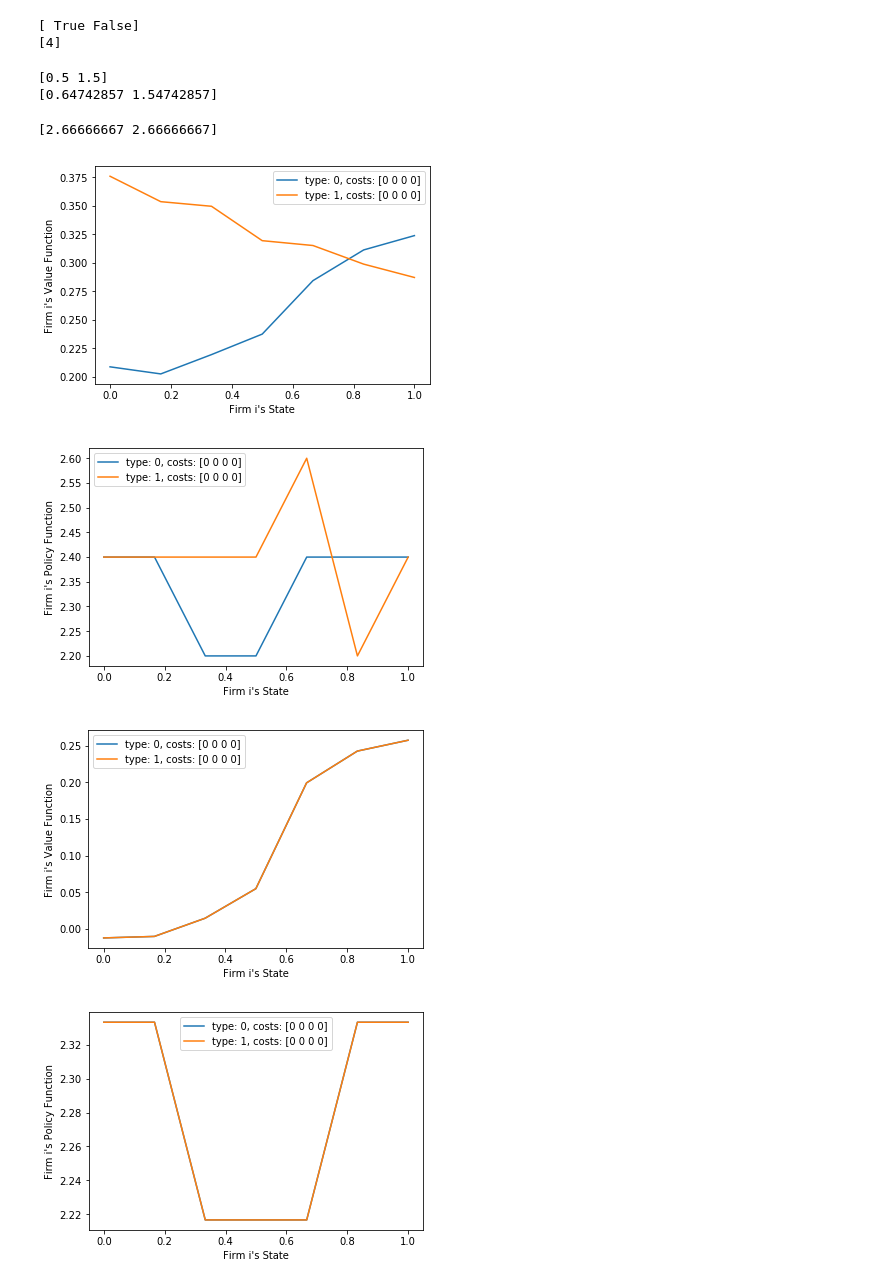
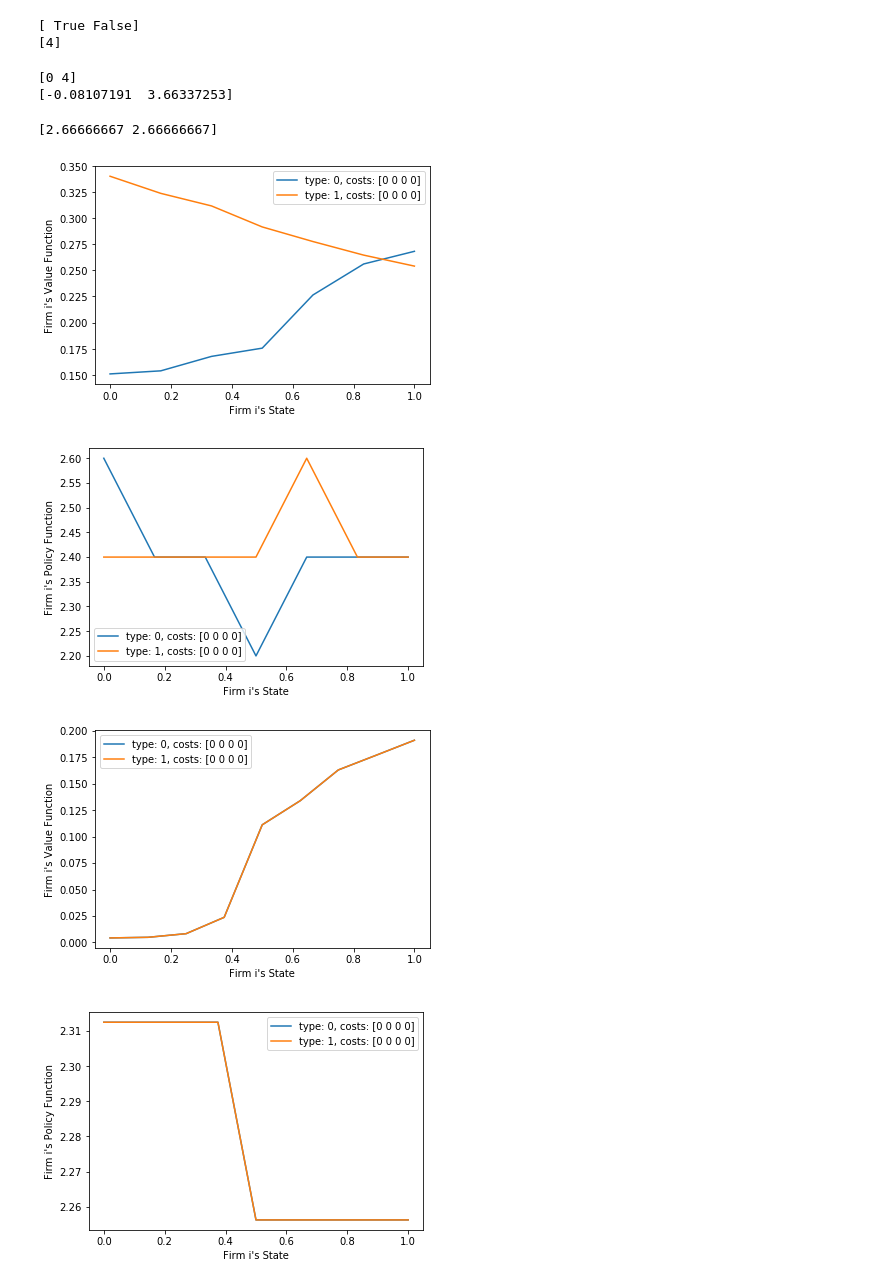
Before and after one commit to ericschulman/tx_milk_2yp, a Jupyter notebook: types2.ipynb, the cells around one changed output. Saved outputs shown, nothing was run; the diff lists cells and outputs as text; code cells hidden in the pictures.

```diff
--- a/types2.ipynb
+++ b/types2.ipynb
@@ -230,7 +230,7 @@ def gen_all_states(bids, states, shocks):
     return my_bids, all_states, shocks
 
 
-def gen_all_shocks(states, shocks):
+def gen_all_shocks(states, shocks, update=True):
     """do the same thing but return the states and shocks as sepperate objects"""
     n_shocks = shocks.shape[0]
     all_shocks = np.repeat(shocks, states.get_len(), axis=0)
@@ -238,7 +238,8 @@ def gen_all_shocks(states, shocks):
     all_states = states.make_states(all_states[:,0],all_states[:,1:-1], all_states[:,-1])
 
     #update types here?
-    all_states.types = np.maximum(all_states.types, all_shocks[:,-1])
+    if update: all_states.types = np.maximum(all_states.types, all_shocks[:,-1])
+
     return all_states, all_shocks
 # %%
 def flip_states(states,i):
@@ -327,7 +328,7 @@ def ic_policy_helper(value, policy, bids, states, shocks, params):
     the state by 'switching perspective' to other firm"""
 
     #states and shocks different lengths
-    all_states, all_shocks = gen_all_shocks(states, shocks)
+    all_states, all_shocks = gen_all_shocks(states, shocks, update=False)
 
     bids_step = bids[1] - bids[0]
     all_bids = calc_bids(policy,  all_states, all_shocks, start=0)
@@ -444,8 +445,8 @@ value, max_val = value_operator(value, policy, ic, states, shocks, params)
 
 print value(new_states)
 # %% [output]
-[0.5 1.5]
-[0.64742857 1.54742857]
+[0 4]
+[-0.08107191  3.66337253]
 # %%
 def operator(init_value, init_policy, bids, states,shocks, params):
     """evaluate states and shocks using look up function"""
@@ -547,23 +548,23 @@ cross_states, cross_shocks = gen_cross(states, graph_shocks)
 policy0, ic = ic_policy_helper(value, policy, bids, states, graph_shocks, params)
 graph_functions(value, policy0, cross_states, cross_shocks, ['Value','Policy'], [0,1])
 # %% [output]
-[figure, old version]
+[figure, new version]
-[figure, old version]
+[figure, new version]
 # %%
 params =  2.5, -.3, 2.5, -.3, .1, .3, .9 #beta comes lasts
-value, policy, bids, states, shocks, params = set_up_env(3, 70, 6, params)
+value, policy, bids, states, shocks, params = set_up_env(3, 70, 8, params)
 
 #play with initial policy
 value,  policy = markov_perfect_eq(.0001, 100, value, policy, bids, states, shocks, params)
 
 #generate states for graphing
 graph_shocks = np.array([[0,0,0,0]])
 cross_states, cross_shocks = gen_cross(states, graph_shocks)
 
 #roll the operator forward using shocks I intend to graph
 policy0, ic = ic_policy_helper(value, policy, bids, states, graph_shocks, params)
 graph_functions(value, policy0, cross_states, cross_shocks, ['Value','Policy'], [0,1])
 # %% [output]
-[figure, old version]
+[figure, new version]
-[figure, old version]
+[figure, new version]
 # %%
```
Also changed, not shown: parts of 4 cells of this notebook, 3 other files.
